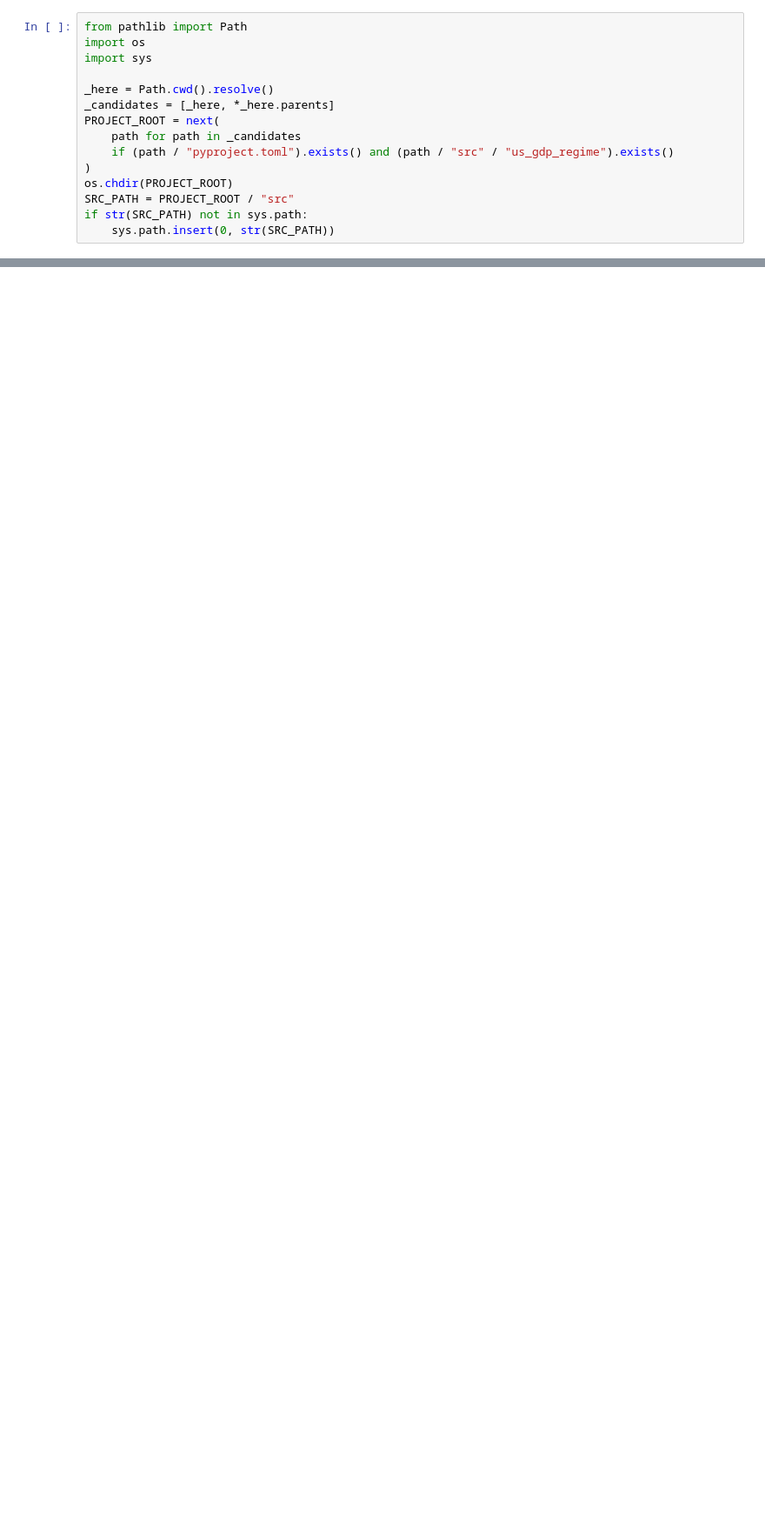
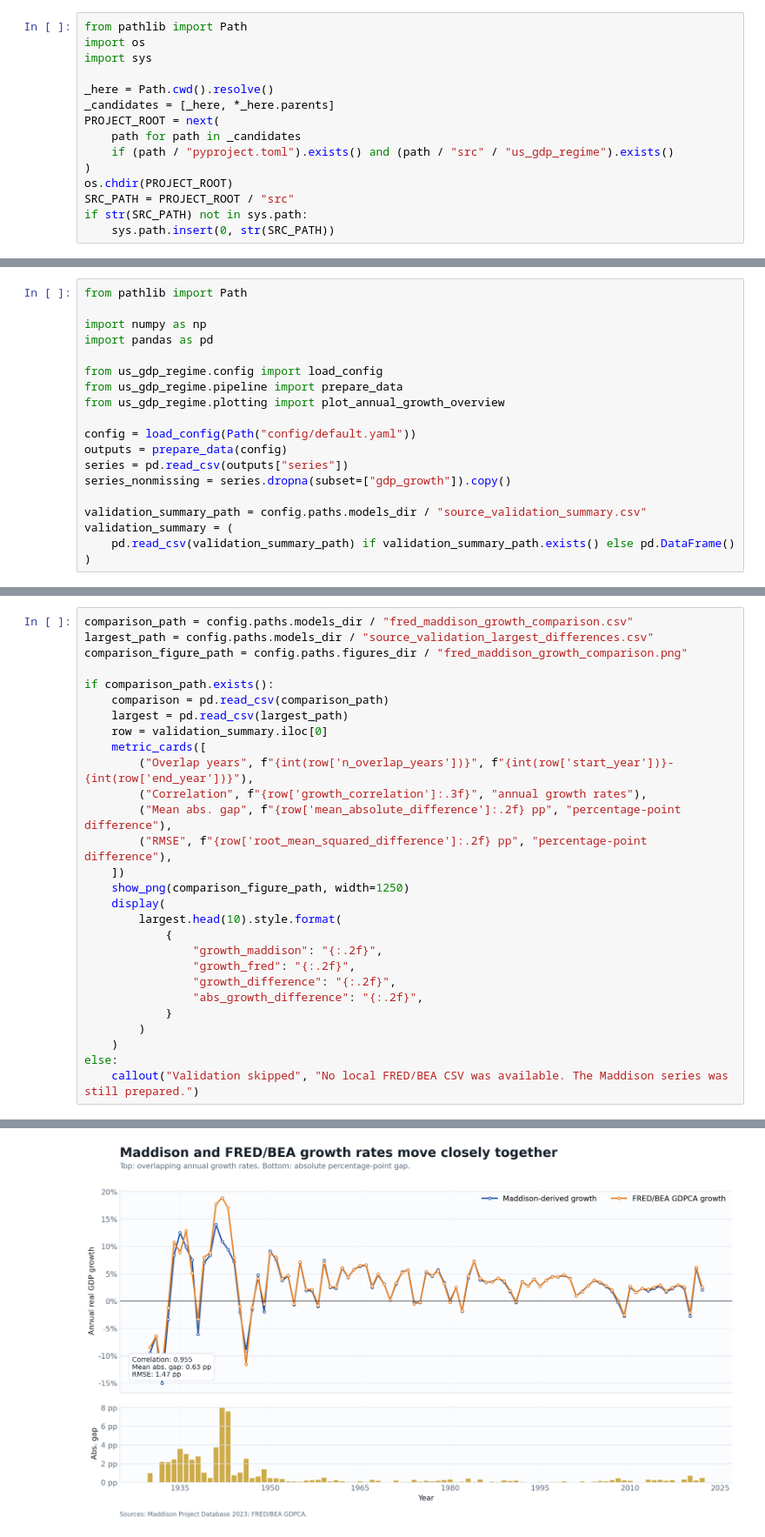
Before and after one commit to DiogoRibeiro7/us-gdp-regime-1920, a Jupyter notebook: notebooks/01_data_extraction_validation.ipynb, the cells around one changed output, grey strips where cells are left out. Shown at 87% size. Drawn from its saved outputs; the diff is of its cells as text; blank space fills up the shorter version.

```diff
--- a/notebooks/01_data_extraction_validation.ipynb
+++ b/notebooks/01_data_extraction_validation.ipynb
@@ -160,0 +92,19 @@ Maddison is the appropriate default for a 1920 start date because it covers the
+# %%
+from pathlib import Path
+
+import numpy as np
+import pandas as pd
+
+from us_gdp_regime.config import load_config
+from us_gdp_regime.pipeline import prepare_data
+from us_gdp_regime.plotting import plot_annual_growth_overview
+
+config = load_config(Path("config/default.yaml"))
+outputs = prepare_data(config)
+series = pd.read_csv(outputs["series"])
+series_nonmissing = series.dropna(subset=["gdp_growth"]).copy()
+
+validation_summary_path = config.paths.models_dir / "source_validation_summary.csv"
+validation_summary = (
+    pd.read_csv(validation_summary_path) if validation_summary_path.exists() else pd.DataFrame()
+)
@@ -160,0 +267,29 @@ Maddison is the appropriate default for a 1920 start date because it covers the
+# %%
+comparison_path = config.paths.models_dir / "fred_maddison_growth_comparison.csv"
+largest_path = config.paths.models_dir / "source_validation_largest_differences.csv"
+comparison_figure_path = config.paths.figures_dir / "fred_maddison_growth_comparison.png"
+
+if comparison_path.exists():
+    comparison = pd.read_csv(comparison_path)
+    largest = pd.read_csv(largest_path)
+    row = validation_summary.iloc[0]
+    metric_cards([
+        ("Overlap years", f"{int(row['n_overlap_years'])}", f"{int(row['start_year'])}-{int(row['end_year'])}"),
+        ("Correlation", f"{row['growth_correlation']:.3f}", "annual growth rates"),
+        ("Mean abs. gap", f"{row['mean_absolute_difference']:.2f} pp", "percentage-point difference"),
+        ("RMSE", f"{row['root_mean_squared_difference']:.2f} pp", "percentage-point difference"),
+    ])
+    show_png(comparison_figure_path, width=1250)
+    display(
+        largest.head(10).style.format(
+            {
+                "growth_maddison": "{:.2f}",
+                "growth_fred": "{:.2f}",
+                "growth_difference": "{:.2f}",
+                "abs_growth_difference": "{:.2f}",
+            }
+        )
+    )
+else:
+    callout("Validation skipped", "No local FRED/BEA CSV was available. The Maddison series was still prepared.")
+# %% [output]
@@ -160,0 +308 @@ Maddison is the appropriate default for a 1920 start date because it covers the
+[figure, added]
```
Also changed, not shown: parts of 36 cells of this notebook, 2 other files.
